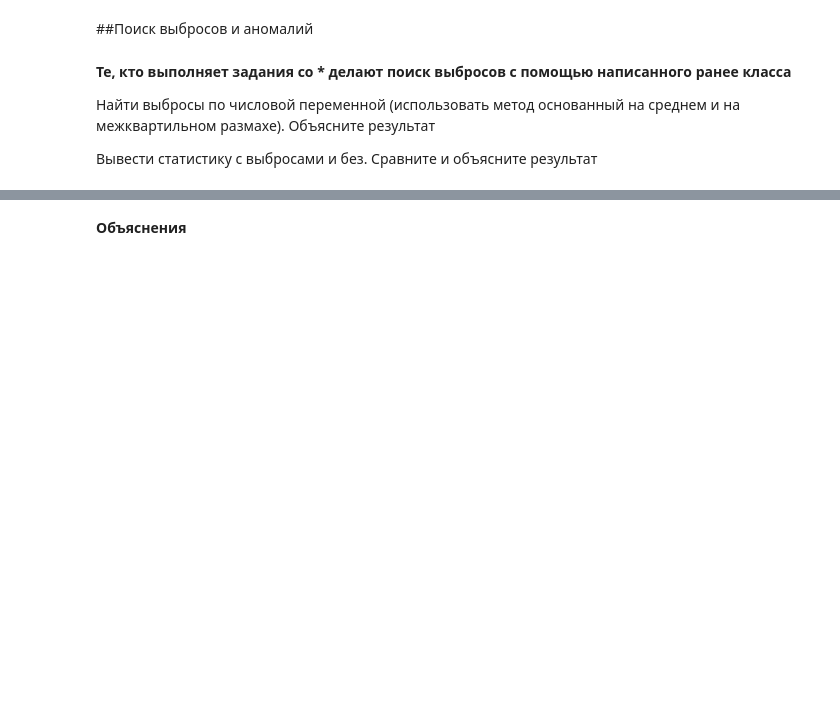
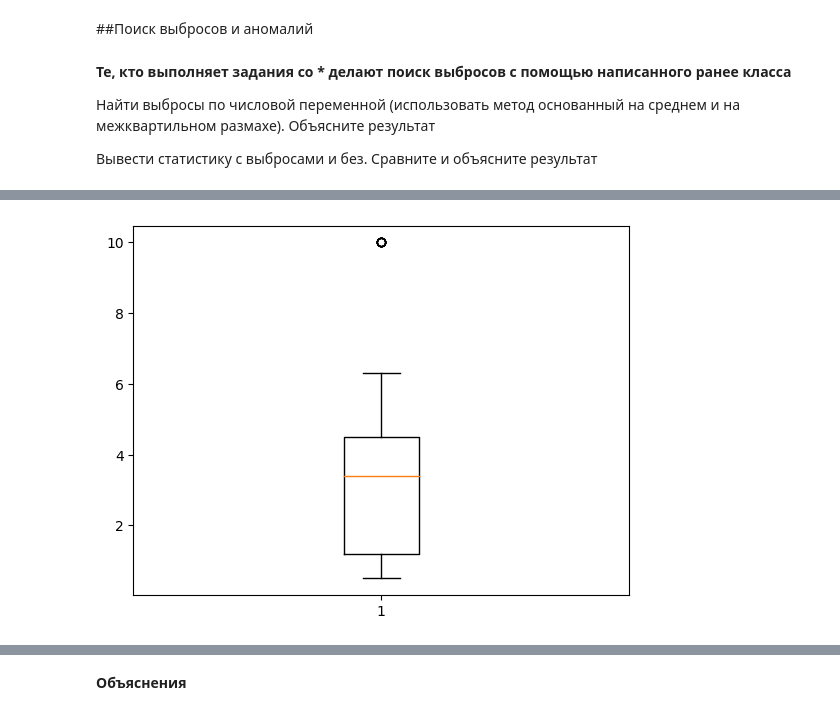
Before and after one commit to OrYSlliu/Labs, a Jupyter notebook: lab3.ipynb, the cells around one changed output, grey strips where cells are left out. Drawn from its saved outputs; the diff is of its cells as text; code cells hidden in the pictures; blank space fills up the shorter version.

```diff
--- a/lab3.ipynb
+++ b/lab3.ipynb
@@ -273,0 +261,3 @@ NameError: ignored
+# %%
+df_copy.loc[0:10,"2000"] = 10
+df_copy['2000'].describe()
@@ -273,0 +274,5 @@ NameError: ignored
+# %%
+plt.boxplot(df_copy['2000'])
+plt.show()
+# %% [output]
+[figure, added]
```
Also changed, not shown: parts of 27 cells of this notebook.
